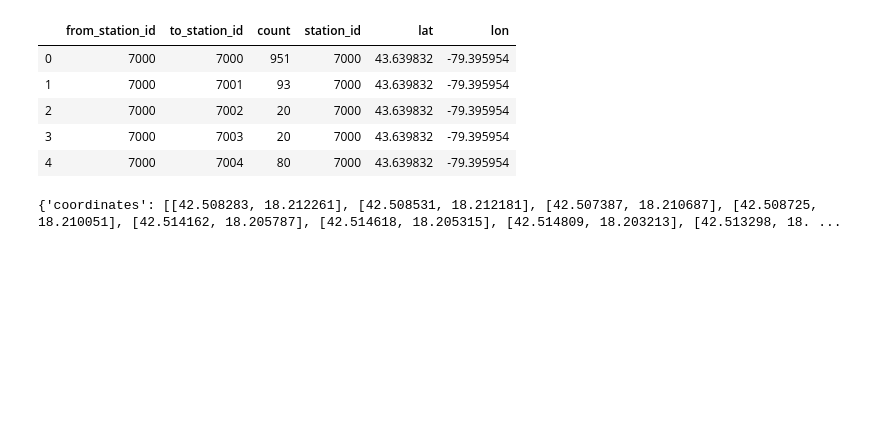
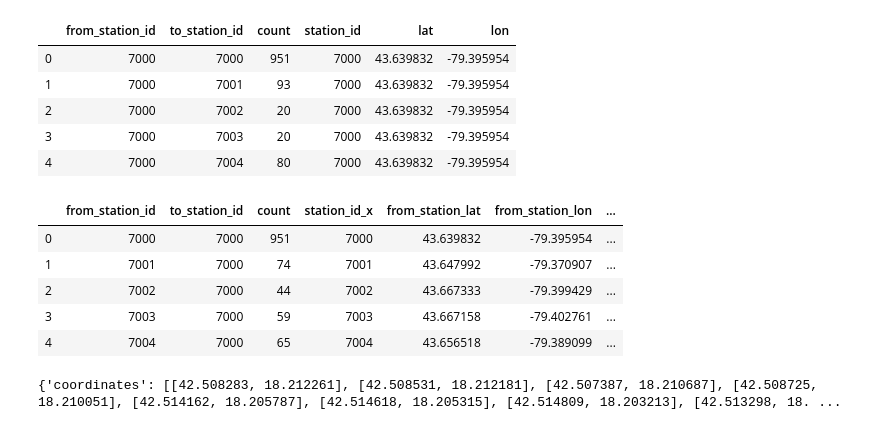
Before and after one commit to iskandari/gisdata, a Jupyter notebook: geodataframe.ipynb, the cells around one changed output. Drawn from its saved outputs; the diff is of its cells as text; code cells hidden in the pictures; blank space fills up the shorter version.

```diff
--- a/geodataframe.ipynb
+++ b/geodataframe.ipynb
@@ -262,2 +222,0 @@ TypeError: strptime() argument 1 must be str, not Timestamp
-# %%
-con = engine.connect()
@@ -304,4 +244,19 @@ pairs.head()
 | 2 | 7000 | 7002 | 20 | 7000 | 43.639832 | -79.395954 |
 | 3 | 7000 | 7003 | 20 | 7000 | 43.639832 | -79.395954 |
 | 4 | 7000 | 7004 | 80 | 7000 | 43.639832 | -79.395954 |
+# %%
+pairs = pairs.rename(columns = {'lat': 'from_station_lat', 'lon': 'from_station_lon'})
+# %%
+pairs = pd.merge(pairs, sids, left_on = 'to_station_id', right_on = 'station_id')
+# %%
+pairs = pairs.rename(columns = {'lat': 'to_station_lat', 'lon': 'to_station_lon'})
+# %%
+pairs.head()
+# %% [output]
+|  | from_station_id | to_station_id | count | station_id_x | from_station_lat | from_station_lon | ... |
+| 0 | 7000 | 7000 | 951 | 7000 | 43.639832 | -79.395954 | ... |
+| 1 | 7001 | 7000 | 74 | 7001 | 43.647992 | -79.370907 | ... |
+| 2 | 7002 | 7000 | 44 | 7002 | 43.667333 | -79.399429 | ... |
+| 3 | 7003 | 7000 | 59 | 7003 | 43.667158 | -79.402761 | ... |
+| 4 | 7004 | 7000 | 65 | 7004 | 43.656518 | -79.389099 | ... |
 # %%
```
Also changed, not shown: parts of 10 cells of this notebook.
